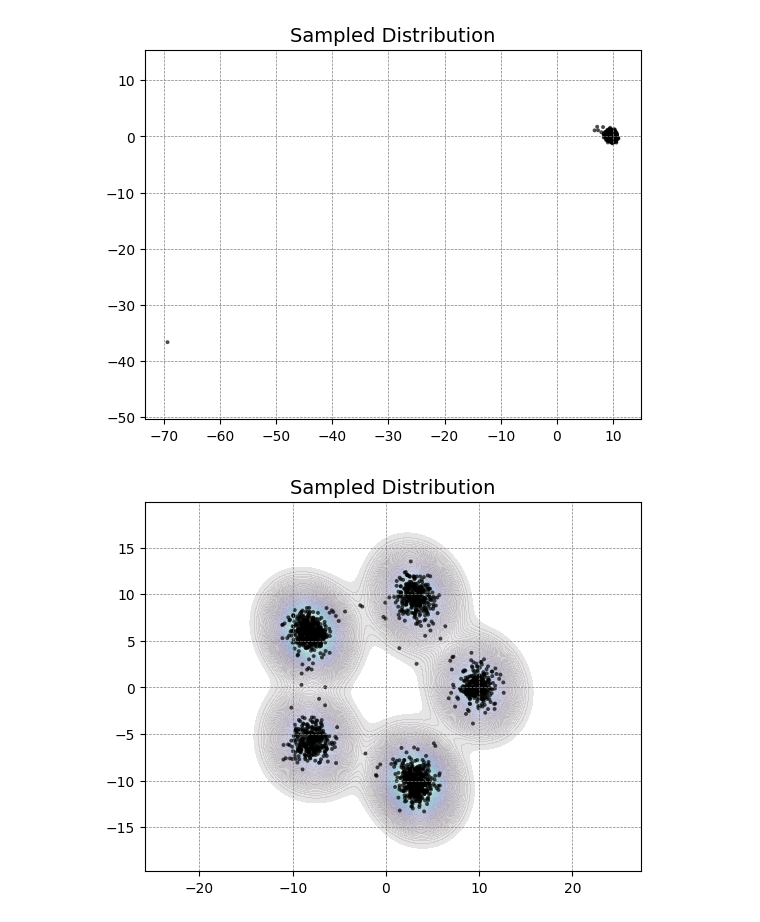
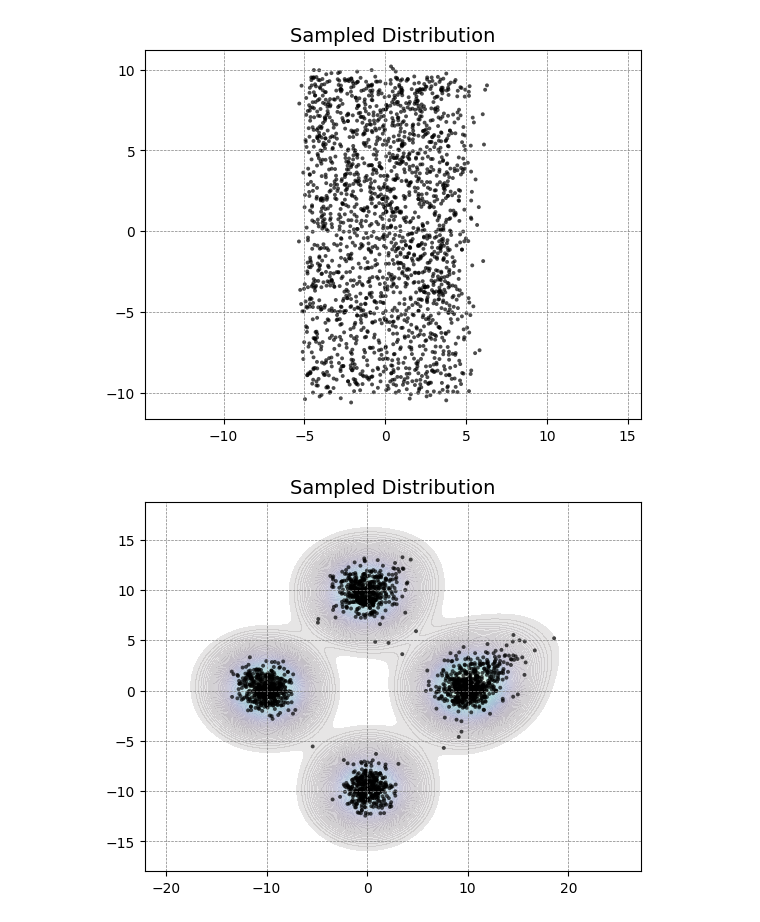
Before and after one commit to Mullerio/Compostional-Generative-Models, a Jupyter notebook: testBasic.ipynb, the cells around one changed output. Cells and saved outputs as stored; diff of their text form; code cells hidden in the pictures.

```diff
--- a/testBasic.ipynb
+++ b/testBasic.ipynb
@@ -6,7 +6,7 @@ from src.comp_models import *
 
 device = torch.device("cuda" if torch.cuda.is_available() else "cpu")
 # %%
-GaussianMix = GaussianMixture.symmetric_2D(5,1.0)
+GaussianMix = GaussianMixture.symmetric_2D(4,1.0)
 
 gaussian_path = GaussianConditionalProbabilityPath(p_data=GaussianMix, alpha=LinearAlpha(), beta = SquareRootBeta(), device=device).to(device)
 
@@ -14,5 +14,5 @@ model1 = BasicMLP(input_dim=2, hidden_dims=[64,64,64,64])
 
 trainer = FlowDiffTrainer(path=gaussian_path, modeltype="Diffusion", model=model1)
 
-trainer.train_loop(num_epochs=5000, device=device, lr=1e-3, n= 1000)
+trainer.train_loop(num_epochs=20000, device=device, lr=1e-3, n= 1000)
 # %% [output]
@@ -66,22 +101,22 @@ comp_solver = EulerSDESolver(sde)
 
 comp_sampler = Sampler(comp_solver)
 
-steps= torch.linspace(0.01, 1, 2000).view(1,-1,1).expand(2000,-1,1).to(device)
+steps= torch.linspace(0.05, 1, 2000).view(1,-1,1).expand(2000,-1,1).to(device)
 
 plot_samples(comp_sampler.sample_without_traj(gaussian_path.p_init.sample(2000), steps),contour=False)
 # %% [output]
-[figure, old version]
+[figure, new version]
 # %%
 models = [model1]
 
 sde = CompLangevin(models=models, sigma = 1, alpha = LinearAlpha(), beta=SquareRootBeta())
 
 comp_solver = EulerSDESolver(sde)
 
 comp_sampler = Sampler(comp_solver)
 
 steps= torch.linspace(0.01, 1, 2000).view(1,-1,1).expand(2000,-1,1).to(device)
 
-plot_samples(comp_sampler.sample_without_traj(gaussian_path.p_init.sample(2000), steps), scatter=True,kde=True)
+plot_samples(comp_sampler.sample_with_traj(gaussian_path.p_init.sample(2000), steps)[-1], scatter=True,kde=True)
 # %% [output]
-[figure, old version]
+[figure, new version]
```
Also changed, not shown: parts of 4 cells of this notebook, 6 other files.
